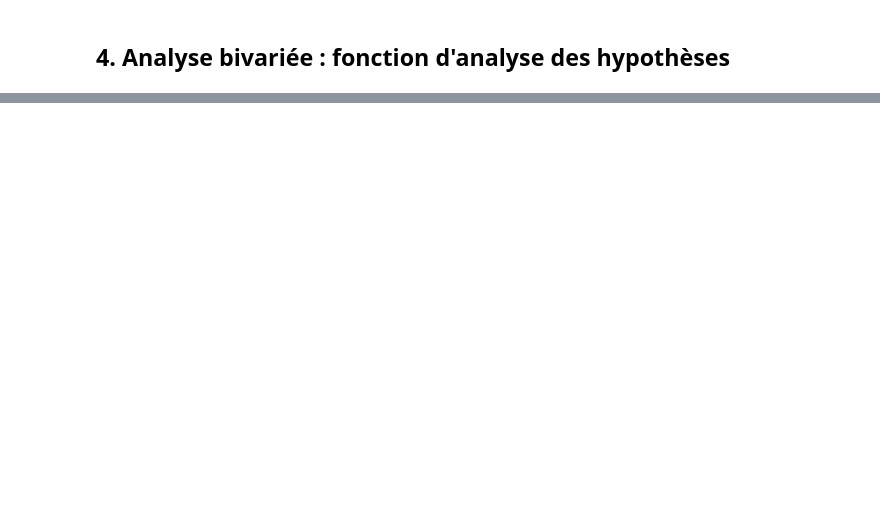
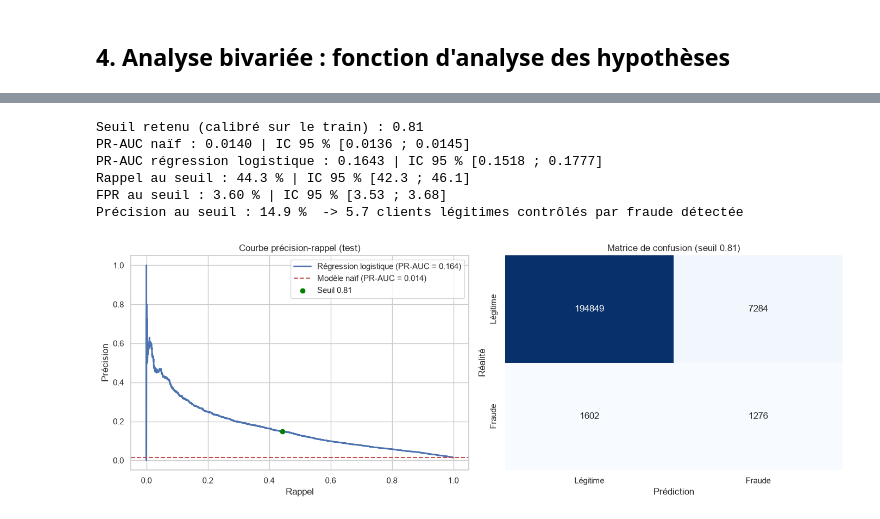
Before and after one commit to sandrineyu/projet_fil_rouge, a Jupyter notebook: src/EDA.ipynb, the cells around one changed output, grey strips where cells are left out. Cells and saved outputs as stored; diff of their text form; code cells hidden in the pictures; blank space fills up the shorter version.

```diff
--- a/src/EDA.ipynb
+++ b/src/EDA.ipynb
@@ -168,0 +432,48 @@ La distribution du score de risque diffère significativement entre les deux gro
+# %%
+proba_test = pipe_logreg.predict_proba(X_test)[:, 1]
+proba_dummy = pipe_dummy.predict_proba(X_test)[:, 1]
+pr_model = average_precision_score(y_test, proba_test)
+pr_dummy = average_precision_score(y_test, proba_dummy)       # = prévalence du test
+pred = (proba_test >= threshold_5fpr)
+tn, fp, fn, tp = confusion_matrix(y_test, pred).ravel()
+
+rng = np.random.default_rng(42)
+yt = y_test.values
+b_mod, b_dum, b_rec, b_fpr = [], [], [], []
+for _ in range(500):
+    idx = rng.integers(0, len(yt), len(yt))
+    y_b = yt[idx]
+    b_mod.append(average_precision_score(y_b, proba_test[idx]))
+    b_dum.append(average_precision_score(y_b, proba_dummy[idx]))
+    b_rec.append(pred[idx][y_b == 1].mean())
+    b_fpr.append(pred[idx][y_b == 0].mean())
+ic = lambda v: np.percentile(v, [2.5, 97.5])
+
+print(f"Seuil retenu (calibré sur le train) : {threshold_5fpr:.2f}")
+print(f"PR-AUC naïf : {pr_dummy:.4f} | IC 95 % [{ic(b_dum)[0]:.4f} ; {ic(b_dum)[1]:.4f}]")
+print(f"PR-AUC régression logistique : {pr_model:.4f} | IC 95 % [{ic(b_mod)[0]:.4f} ; {ic(b_mod)[1]:.4f}]")
+print(f"Rappel au seuil : {tp/(tp+fn)*100:.1f} % | IC 95 % [{ic(b_rec)[0]*100:.1f} ; {ic(b_rec)[1]*100:.1f}]")
+print(f"FPR au seuil : {fp/(fp+tn)*100:.2f} % | IC 95 % [{ic(b_fpr)[0]*100:.2f} ; {ic(b_fpr)[1]*100:.2f}]")
+print(f"Précision au seuil : {tp/(tp+fp)*100:.1f} %  -> {fp/tp:.1f} clients légitimes contrôlés par fraude détectée")
+# %% [output]
+Seuil retenu (calibré sur le train) : 0.81
+PR-AUC naïf : 0.0140 | IC 95 % [0.0136 ; 0.0145]
+PR-AUC régression logistique : 0.1643 | IC 95 % [0.1518 ; 0.1777]
+Rappel au seuil : 44.3 % | IC 95 % [42.3 ; 46.1]
+FPR au seuil : 3.60 % | IC 95 % [3.53 ; 3.68]
+Précision au seuil : 14.9 %  -> 5.7 clients légitimes contrôlés par fraude détectée
+# %%
+p_m, r_m, _ = precision_recall_curve(y_test, proba_test)
+fig, axes = plt.subplots(1, 2, figsize=(14, 5))
+axes[0].plot(r_m, p_m, lw=2, label=f'Régression logistique (PR-AUC = {pr_model:.3f})')
+axes[0].axhline(pr_dummy, color='r', ls='--', label=f'Modèle naïf (PR-AUC = {pr_dummy:.3f})')
+axes[0].scatter([tp / (tp + fn)], [tp / (tp + fp)], color='green', zorder=5, label=f'Seuil {threshold_5fpr:.2f}')
+axes[0].set(xlabel='Rappel', ylabel='Précision', title='Courbe précision-rappel (test)')
+axes[0].legend()
+sns.heatmap(confusion_matrix(y_test, pred), annot=True, fmt='d', cmap='Blues', cbar=False, ax=axes[1],
+            xticklabels=['Légitime', 'Fraude'], yticklabels=['Légitime', 'Fraude'])
+axes[1].set(xlabel='Prédiction', ylabel='Réalité', title=f'Matrice de confusion (seuil {threshold_5fpr:.2f})')
+plt.tight_layout()
+plt.show()
+# %% [output]
+[figure, added]
```
Also changed, not shown: parts of 36 cells of this notebook.
